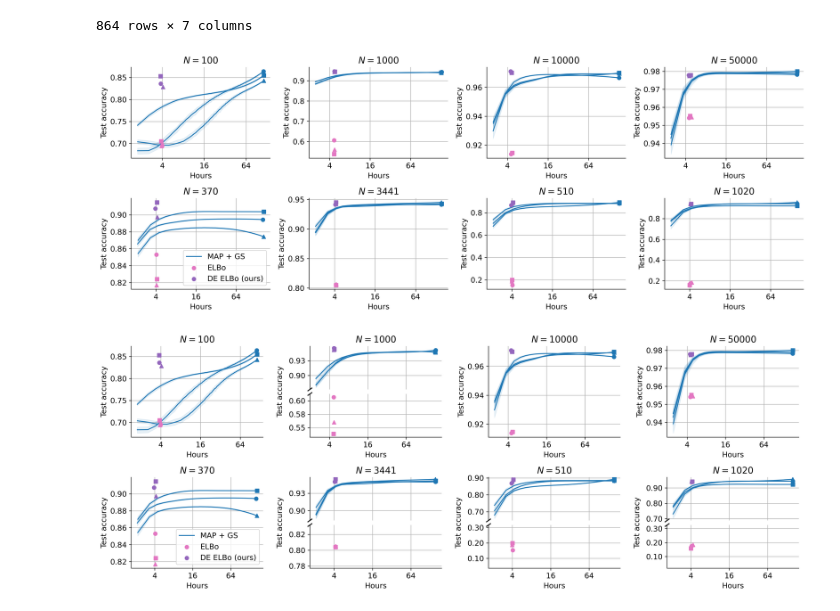
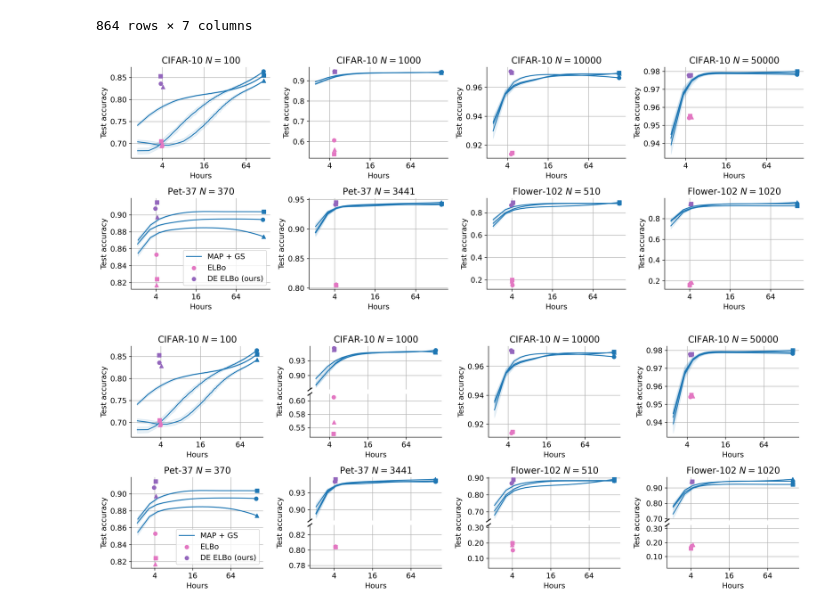
Before and after one commit to tufts-ml/data-emphasized-ELBo, a Jupyter notebook: notebooks/ConvNeXt_Tiny_computational_time_comparison.ipynb, the cells around one changed output. Drawn from its saved outputs; the diff is of its cells as text; code cells hidden in the pictures.

```diff
--- a/notebooks/ConvNeXt_Tiny_computational_time_comparison.ipynb
+++ b/notebooks/ConvNeXt_Tiny_computational_time_comparison.ipynb
@@ -301,7 +301,7 @@ axs[0,0].set_xscale('log', base=2)
 ticks = axs[0,0].get_xticks()
 axs[0,0].set_xticks([int(tick) for tick in ticks[2:-2]], [int(tick) for tick in ticks[2:-2]])
 axs[0,0].spines[['right', 'top']].set_visible(False)
-axs[0,0].set_title(r'$N=100$')
+axs[0,0].set_title(r'CIFAR-10 $N=100$')
 axs[0,0].set_xlabel('Hours')
 axs[0,0].set_ylabel('Test accuracy')
 axs[0,0].grid()
@@ -317,7 +317,7 @@ axs[0,1].set_xscale('log', base=2)
 ticks = axs[0,1].get_xticks()
 axs[0,1].set_xticks([int(tick) for tick in ticks[2:-2]], [int(tick) for tick in ticks[2:-2]])
 axs[0,1].spines[['right', 'top']].set_visible(False)
-axs[0,1].set_title(r'$N=1000$')
+axs[0,1].set_title(r'CIFAR-10 $N=1000$')
 axs[0,1].set_xlabel('Hours')
 axs[0,1].set_ylabel('Test accuracy')
 axs[0,1].grid()
@@ -333,7 +333,7 @@ axs[0,2].set_xscale('log', base=2)
 ticks = axs[0,2].get_xticks()
 axs[0,2].set_xticks([int(tick) for tick in ticks[2:-2]], [int(tick) for tick in ticks[2:-2]])
 axs[0,2].spines[['right', 'top']].set_visible(False)
-axs[0,2].set_title(r'$N=10000$')
+axs[0,2].set_title(r'CIFAR-10 $N=10000$')
 axs[0,2].set_xlabel('Hours')
 axs[0,2].set_ylabel('Test accuracy')
 axs[0,2].grid()
@@ -349,7 +349,7 @@ axs[0,3].set_xscale('log', base=2)
 ticks = axs[0,3].get_xticks()
 axs[0,3].set_xticks([int(tick) for tick in ticks[2:-2]], [int(tick) for tick in ticks[2:-2]])
 axs[0,3].spines[['right', 'top']].set_visible(False)
-axs[0,3].set_title(r'$N=50000$')
+axs[0,3].set_title(r'CIFAR-10 $N=50000$')
 axs[0,3].set_xlabel('Hours')
 axs[0,3].set_ylabel('Test accuracy')
 axs[0,3].grid()
@@ -365,7 +365,7 @@ axs[1,0].set_xscale('log', base=2)
 ticks = axs[1,0].get_xticks()
 axs[1,0].set_xticks([int(tick) for tick in ticks[2:-2]], [int(tick) for tick in ticks[2:-2]])
 axs[1,0].spines[['right', 'top']].set_visible(False)
-axs[1,0].set_title(r'$N=370$')
+axs[1,0].set_title(r'Pet-37 $N=370$')
 axs[1,0].set_xlabel('Hours')
 axs[1,0].set_ylabel('Test accuracy')
 axs[1,0].grid()
@@ -387,7 +387,7 @@ axs[1,1].set_xscale('log', base=2)
 ticks = axs[1,1].get_xticks()
 axs[1,1].set_xticks([int(tick) for tick in ticks[2:-2]], [int(tick) for tick in ticks[2:-2]])
 axs[1,1].spines[['right', 'top']].set_visible(False)
-axs[1,1].set_title(r'$N=3441$')
+axs[1,1].set_title(r'Pet-37 $N=3441$')
 axs[1,1].set_xlabel('Hours')
 axs[1,1].set_ylabel('Test accuracy')
 axs[1,1].grid()
@@ -398,36 +398,36 @@ for index, (time, acc) in enumerate(zip(flowers_102_elbo_retrained_df[flowers_10
     axs[1,2].scatter(time, acc, color='#E377C2', marker=markers[index], zorder=3)
 for index, (time, acc) in enumerate(zip(flowers_102_de_elbo_retrained_df[flowers_102_de_elbo_retrained_df.n==510].total_time.values/3600, flowers_102_de_elbo_retrained_df[flowers_102_de_elbo_retrained_df.n==510].test_acc.values)):
     axs[1,2].scatter(time, acc, color='#9467BD', marker=markers[index], zorder=3)
 
 axs[1,2].set_xscale('log', base=2)
 ticks = axs[1,2].get_xticks()
 axs[1,2].set_xticks([int(tick) for tick in ticks[2:-2]], [int(tick) for tick in ticks[2:-2]])
 axs[1,2].spines[['right', 'top']].set_visible(False)
-axs[1,2].set_title(r'$N=510$')
+axs[1,2].set_title(r'Flower-102 $N=510$')
 axs[1,2].set_xlabel('Hours')
 axs[1,2].set_ylabel('Test accuracy')
 axs[1,2].grid()
 
 # Plot 8
 plot_dictionary(axs[1,3], flowers_102_dictionary, 1020, [1001, 2001, 3001])
 for index, (time, acc) in enumerate(zip(flowers_102_elbo_retrained_df[flowers_102_elbo_retrained_df.n==1020].total_time.values/3600, flowers_102_elbo_retrained_df[flowers_102_elbo_retrained_df.n==1020].test_acc.values)):
     axs[1,3].scatter(time, acc, color='#E377C2', marker=markers[index], zorder=3)
 for index, (time, acc) in enumerate(zip(flowers_102_de_elbo_retrained_df[flowers_102_de_elbo_retrained_df.n==1020].total_time.values/3600, flowers_102_de_elbo_retrained_df[flowers_102_de_elbo_retrained_df.n==1020].test_acc.values)):
     axs[1,3].scatter(time, acc, color='#9467BD', marker=markers[index], zorder=3)
 
 axs[1,3].set_xscale('log', base=2)
 ticks = axs[1,3].get_xticks()
 axs[1,3].set_xticks([int(tick) for tick in ticks[2:-2]], [int(tick) for tick in ticks[2:-2]])
 axs[1,3].spines[['right', 'top']].set_visible(False)
-axs[1,3].set_title(r'$N=1020$')
+axs[1,3].set_title(r'Flower-102 $N=1020$')
 axs[1,3].set_xlabel('Hours')
 axs[1,3].set_ylabel('Test accuracy')
 axs[1,3].grid()
 
 fig.tight_layout()
 plt.show()
 # %% [output]
-[figure, old version]
+[figure, new version]
 # %%
 def break_axes(ax):
     d = 0.015
@@ -491,10 +491,10 @@ for index, (time, acc) in enumerate(zip(cifar10_de_elbo_retrained_df[cifar10_de_
     axs[0,0].scatter(time, acc, color='#9467BD', marker=markers[index], zorder=3)
 plot_dictionary(axs[0,0], cifar10_dictionary, 100, [1001, 2001, 3001])
 
-decorate_ax(axs[0,0], r'$N=100$')
+decorate_ax(axs[0,0], r'CIFAR-10 $N=100$')
 
 # Plot 2
-decorate_hidden_ax(axs[0,1], r'$N=1000$')
+decorate_hidden_ax(axs[0,1], r'CIFAR-10 $N=1000$')
 
 ins2_top = axs[0,1].inset_axes([0.0, 0.525, 1.0, 0.475], zorder=1)
 ins2_bottom = axs[0,1].inset_axes([0.0, 0.0, 1.0, 0.475], zorder=1)
@@ -515,7 +515,7 @@ for index, (time, acc) in enumerate(zip(cifar10_elbo_retrained_df[cifar10_elbo_r
 for index, (time, acc) in enumerate(zip(cifar10_de_elbo_retrained_df[cifar10_de_elbo_retrained_df.n==10000].total_time.values/3600, cifar10_de_elbo_retrained_df[cifar10_de_elbo_retrained_df.n==10000].test_acc.values)):
     axs[0,2].scatter(time, acc, color='#9467BD', marker=markers[index], zorder=3)
 
-decorate_ax(axs[0,2], r'$N=10000$')
+decorate_ax(axs[0,2], r'CIFAR-10 $N=10000$')
 
 # Plot 4
 plot_dictionary(axs[0,3], cifar10_dictionary, 50000, [1001, 2001, 3001])
@@ -524,7 +524,7 @@ for index, (time, acc) in enumerate(zip(cifar10_elbo_retrained_df[cifar10_elbo_r
 for index, (time, acc) in enumerate(zip(cifar10_de_elbo_retrained_df[cifar10_de_elbo_retrained_df.n==50000].total_time.values/3600, cifar10_de_elbo_retrained_df[cifar10_de_elbo_retrained_df.n==50000].test_acc.values)):
     axs[0,3].scatter(time, acc, color='#9467BD', marker=markers[index], zorder=3)
 
-decorate_ax(axs[0,3], r'$N=50000$')
+decorate_ax(axs[0,3], r'CIFAR-10 $N=50000$')
 
 # Plot 5
 plot_dictionary(axs[1,0], oxfordiiit_pet_dictionary, 370, [1001, 2001, 3001])
@@ -533,7 +533,7 @@ for index, (time, acc) in enumerate(zip(oxfordiiit_pet_elbo_retrained_df[oxfordi
 for index, (time, acc) in enumerate(zip(oxfordiiit_pet_de_elbo_retrained_df[oxfordiiit_pet_de_elbo_retrained_df.n==370].total_time.values/3600, oxfordiiit_pet_de_elbo_retrained_df[oxfordiiit_pet_de_elbo_retrained_df.n==370].test_acc.values)):
     axs[1,0].scatter(time, acc, color='#9467BD', marker=markers[index], zorder=3)
 
-decorate_ax(axs[1,0], r'$N=370$')
+decorate_ax(axs[1,0], r'Pet-37 $N=370$')
 
 # Legend
 axs[1,0].plot([], [], color='#1F77B4', label='MAP + GS', zorder=3)
@@ -542,7 +542,7 @@ axs[1,0].scatter([], [], color='#9467BD', label='DE ELBo (ours)', zorder=3)
 axs[1,0].legend(loc='lower right')
 
 # Plot 6
-decorate_hidden_ax(axs[1,1], r'$N=3441$')
+decorate_hidden_ax(axs[1,1], r'Pet-37 $N=3441$')
 
 ins6_top = axs[1,1].inset_axes([0.0, 0.525, 1.0, 0.475], zorder=1)
 ins6_bottom = axs[1,1].inset_axes([0.0, 0.0, 1.0, 0.475], zorder=1)
@@ -557,7 +557,7 @@ break_axes(axs[1,1])
 decorate_broken_axes(ins6_top, ins6_bottom)
 
 # Plot 7
-decorate_hidden_ax(axs[1,2], r'$N=510$')
+decorate_hidden_ax(axs[1,2], r'Flower-102 $N=510$')
 
 ins7_top = axs[1,2].inset_axes([0.0, 0.525, 1.0, 0.475], zorder=1)
 ins7_bottom = axs[1,2].inset_axes([0.0, 0.0, 1.0, 0.475], zorder=1)
@@ -572,7 +572,7 @@ break_axes(axs[1,2])
 decorate_broken_axes(ins7_top, ins7_bottom)
 
 # Plot 8
-decorate_hidden_ax(axs[1,3], r'$N=1020$')
+decorate_hidden_ax(axs[1,3], r'Flower-102 $N=1020$')
 
 ins8_top = axs[1,3].inset_axes([0.0, 0.525, 1.0, 0.475], zorder=1)
 ins8_bottom = axs[1,3].inset_axes([0.0, 0.0, 1.0, 0.475], zorder=1)
@@ -590,4 +590,4 @@ fig.tight_layout()
 fig.savefig('ConvNeXt_Tiny_computational_time_comparison.pdf', bbox_inches='tight')
 plt.show()
 # %% [output]
-[figure, old version]
+[figure, new version]
```
Also changed, not shown: 19 other files.
